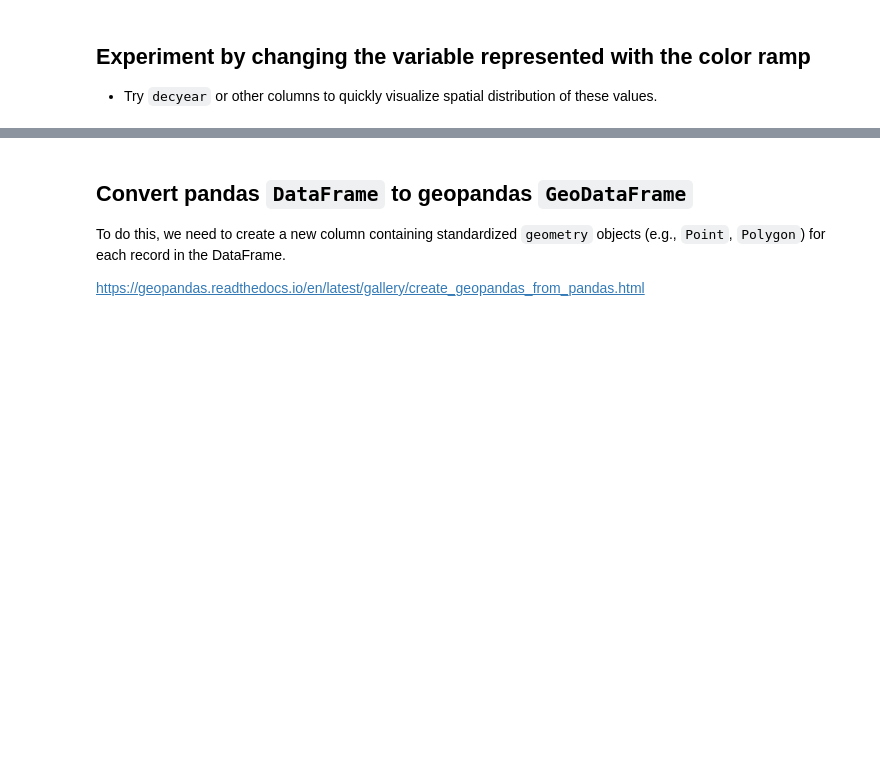
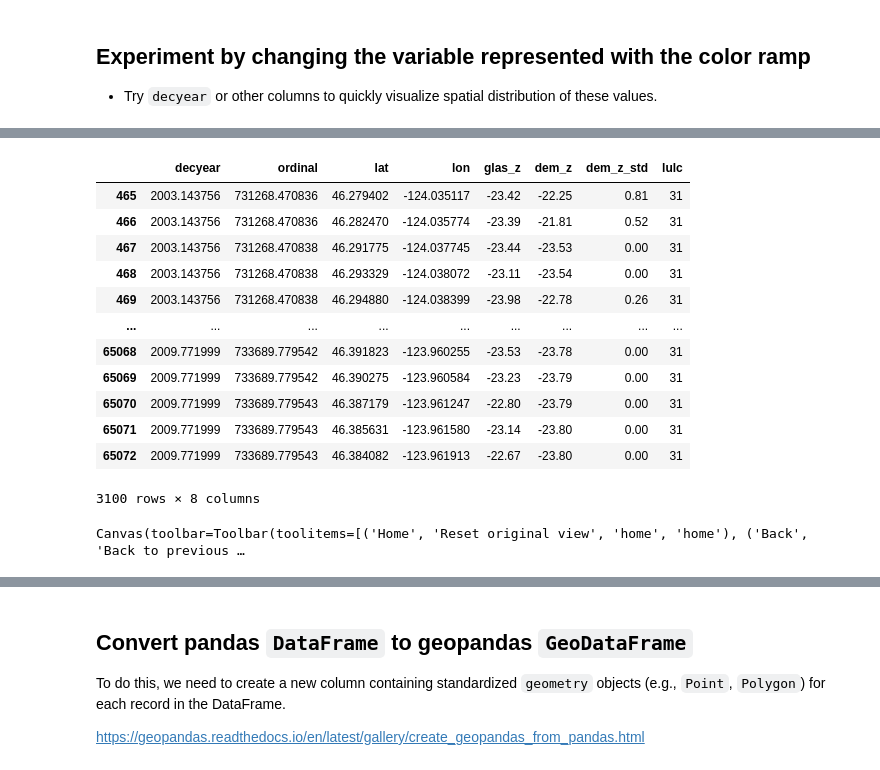
Before and after one commit to ICESAT-2HackWeek/geospatial-analysis, a Jupyter notebook: shean_ICESat-2_hackweek_tutorial_GeospatialAnalysis.ipynb, the cells around one changed output, grey strips where cells are left out. Drawn from its saved outputs; the diff is of its cells as text; code cells hidden in the pictures; blank space fills up the shorter version.

```diff
--- a/shean_ICESat-2_hackweek_tutorial_GeospatialAnalysis.ipynb
+++ b/shean_ICESat-2_hackweek_tutorial_GeospatialAnalysis.ipynb
@@ -239,3 +437,21 @@ https://vdatum.noaa.gov/docs/datums.html
+# %%
+glas_df[glas_df['glas_z'] < 0]
+# %% [output]
+|  | decyear | ordinal | lat | lon | glas_z | dem_z | dem_z_std | lulc |
+| 465 | 2003.143756 | 731268.470836 | 46.279402 | -124.035117 | -23.42 | -22.25 | 0.81 | 31 |
+| 466 | 2003.143756 | 731268.470836 | 46.282470 | -124.035774 | -23.39 | -21.81 | 0.52 | 31 |
+| 467 | 2003.143756 | 731268.470838 | 46.291775 | -124.037745 | -23.44 | -23.53 | 0.00 | 31 |
+| 468 | 2003.143756 | 731268.470838 | 46.293329 | -124.038072 | -23.11 | -23.54 | 0.00 | 31 |
+| 469 | 2003.143756 | 731268.470838 | 46.294880 | -124.038399 | -23.98 | -22.78 | 0.26 | 31 |
+| ... | ... | ... | ... | ... | ... | ... | ... | ... |
+| 65068 | 2009.771999 | 733689.779542 | 46.391823 | -123.960255 | -23.53 | -23.78 | 0.00 | 31 |
+| 65069 | 2009.771999 | 733689.779542 | 46.390275 | -123.960584 | -23.23 | -23.79 | 0.00 | 31 |
+| 65070 | 2009.771999 | 733689.779543 | 46.387179 | -123.961247 | -22.80 | -23.79 | 0.00 | 31 |
+| 65071 | 2009.771999 | 733689.779543 | 46.385631 | -123.961580 | -23.14 | -23.80 | 0.00 | 31 |
+| 65072 | 2009.771999 | 733689.779543 | 46.384082 | -123.961913 | -22.67 | -23.80 | 0.00 | 31 |
+3100 rows × 8 columns
 # %%
-ax = glas_df[glas_df['glas_z'] < 0].plot(x='lon', y='lat', kind='scatter', c='dem_z', s=1, cmap='inferno', vmin=-30, vmax=0)
+glas_df[glas_df['glas_z'] < 0].plot(x='lon', y='lat', kind='scatter', c='dem_z', s=1, cmap='inferno', vmin=-30, vmax=0);
+# %% [output]
+Canvas(toolbar=Toolbar(toolitems=[('Home', 'Reset original view', 'home', 'home'), ('Back', 'Back to previous …
 # %% [markdown]
```
Also changed, not shown: parts of 337 cells of this notebook.
